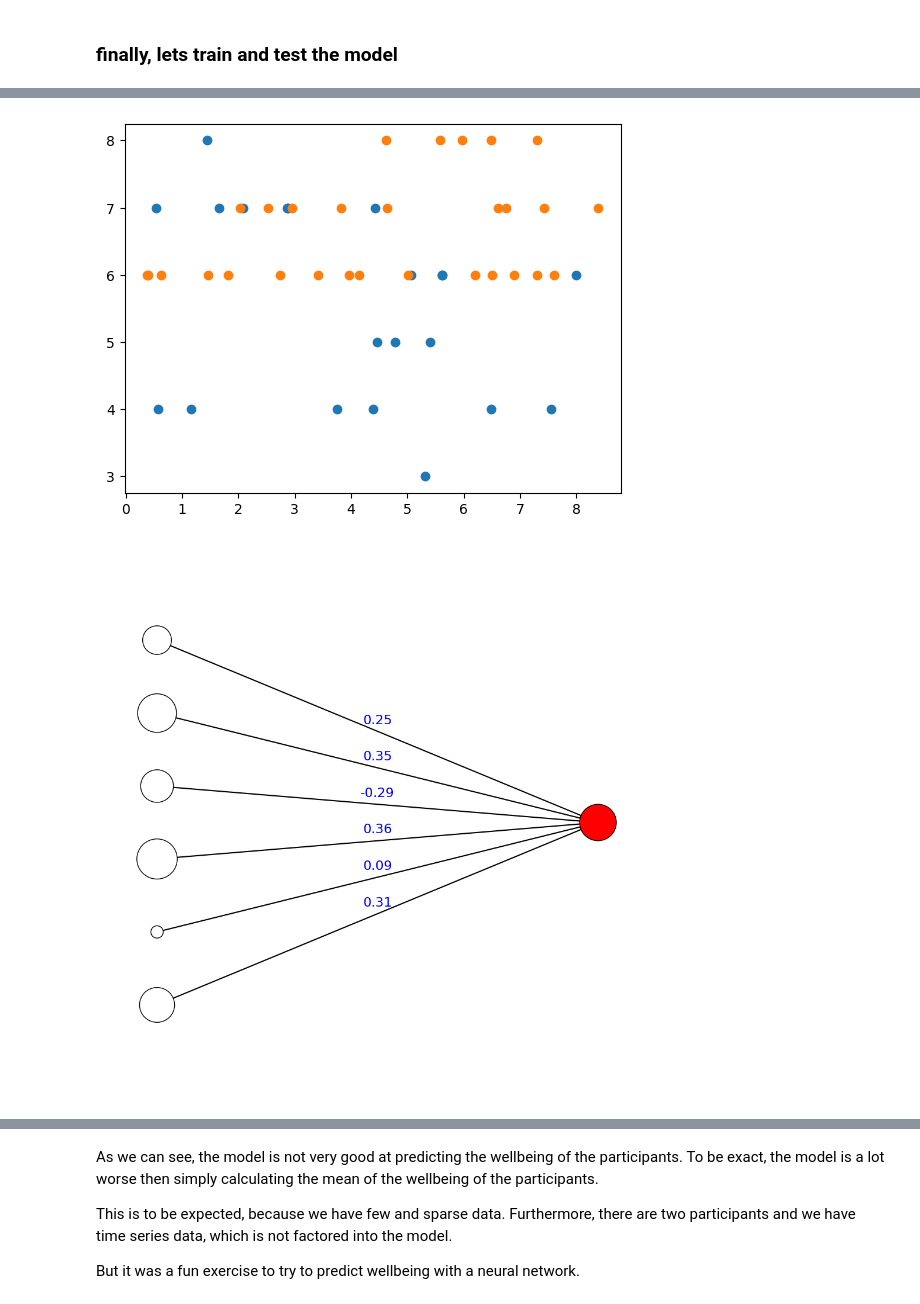
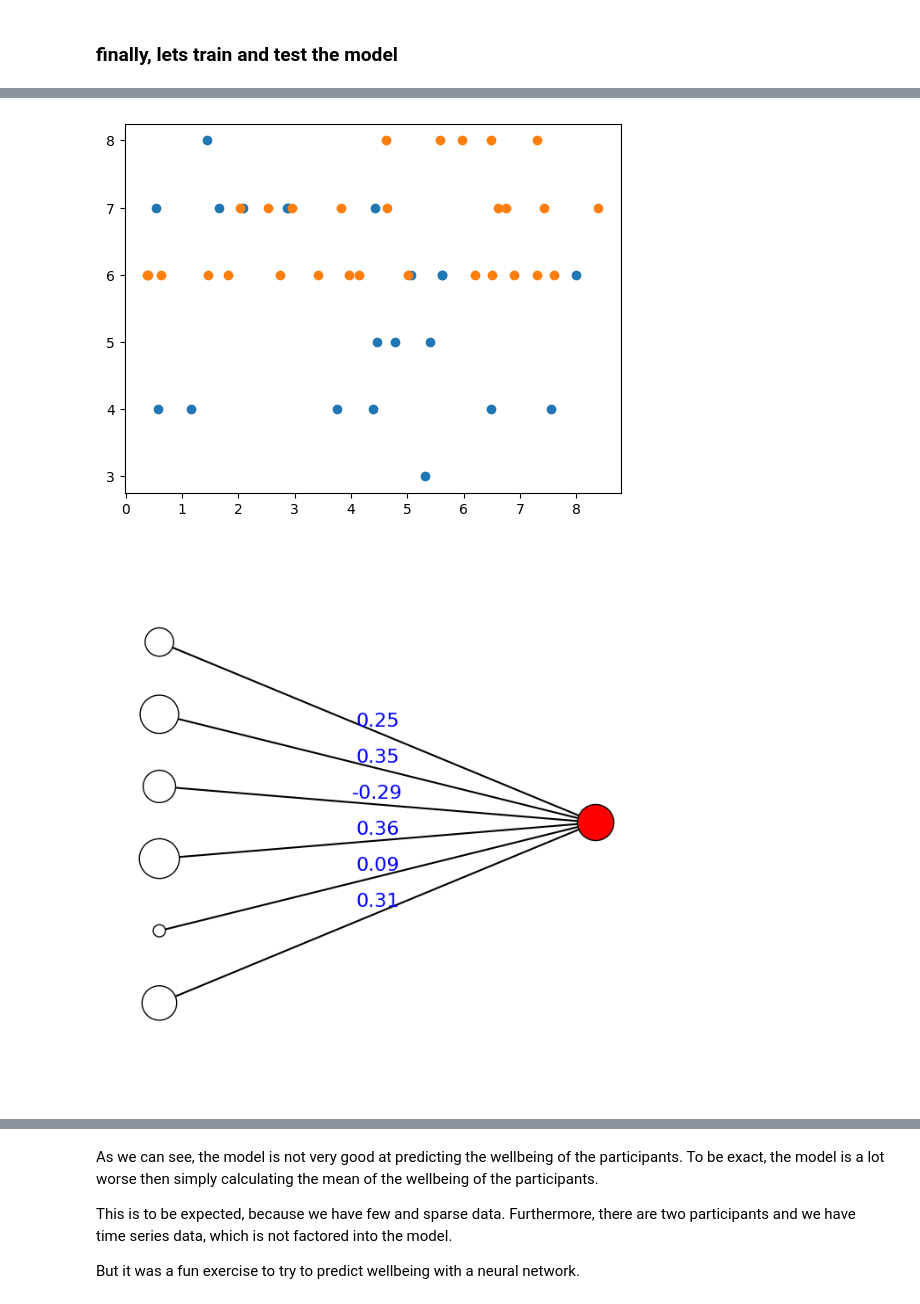
Before and after one commit to saurluca/scipy, a Jupyter notebook: start.ipynb, the cells around one changed output, grey strips where cells are left out. Cells and saved outputs as stored; diff of their text form; code cells hidden in the pictures.

```diff
--- a/start.ipynb
+++ b/start.ipynb
@@ -224,7 +224,7 @@ class Net(nn.Module):
         )
 
     def forward(self, x):
-        return self.linear_relu_stack(x)  # Add return statement here
+        return self.linear_relu_stack(x)
 
 net = Net()
 
@@ -236,8 +236,8 @@ optimizer = optim.Adam(net.parameters(), lr=0.01)
 
 # For plotting the nn
 plt.ion()  # Enable interactive mode
-fig1, ax1 = plt.subplots(figsize=(12, 12))
-fig2, ax2 = plt.subplots(figsize=(12, 12))
+fig1, ax1 = plt.subplots(figsize=(8, 8))
+fig2, ax2 = plt.subplots(figsize=(8, 8))
 layer_sizes = [INPUT_LAYER_SIZE, OUTPUT_LAYER_SIZE]
 
 
@@ -267,8 +267,8 @@ with torch.no_grad():
     test_outputs = net(X_test)
     test_loss = criterion(test_outputs, y_test)
 
-    y_pred = test_outputs.detach().numpy()  # Proper tensor conversion
-    y_true = y_test.numpy()  # Ensure y_test is also NumPy
+    y_pred = test_outputs.detach().numpy()
+    y_true = y_test.numpy()
 
     # Compute R²
     r2 = 1 - np.sum((y_true - y_pred) ** 2) / np.sum((y_true - y_true.mean()) ** 2)
@@ -292,31 +292,31 @@ print(f"Sample True Value: {y_test[0].item():.4f}")
 
 # If we use a single linear layer, we can recover the parameters from the network
 print(net.linear_relu_stack[0].weight)
 
 
 # example tensor([[0.5257, 0.1423, 1.1832, 0.9429, 0.6883, 0.9817]], requires_grad=True)
 # could compare this to the correlation matrix to see if the model is able to recover the parameters
 # but we have a REEEALLLY high error so ....
 # %% [output]
 Epoch 10, Loss: 32.7927
 Epoch 20, Loss: 29.0217
 Epoch 30, Loss: 25.6379
 Epoch 40, Loss: 22.6312
 Epoch 50, Loss: 19.9712
 Epoch 60, Loss: 17.6224
 Epoch 70, Loss: 15.5521
 Epoch 80, Loss: 13.7327
 Epoch 90, Loss: 12.1396
 Epoch 100, Loss: 10.7508
 R-squared Score: -4.8656
 Mean Absolute Error: 2.7006
 Relative Error: 0.4365
 
 Test Loss: 8.7398
 Sample Prediction: 4.4363
 Sample True Value: 6.0000
 Parameter containing:
 tensor([[ 5.2819e-01, -4.2476e-04,  5.5961e-01,  1.2239e+00,  9.4243e-01,
           1.1664e+00]], requires_grad=True)
 [figure]
-[figure, old version]
+[figure, new version]
```
Also changed, not shown: parts of 2 cells of this notebook, 1 other file.
